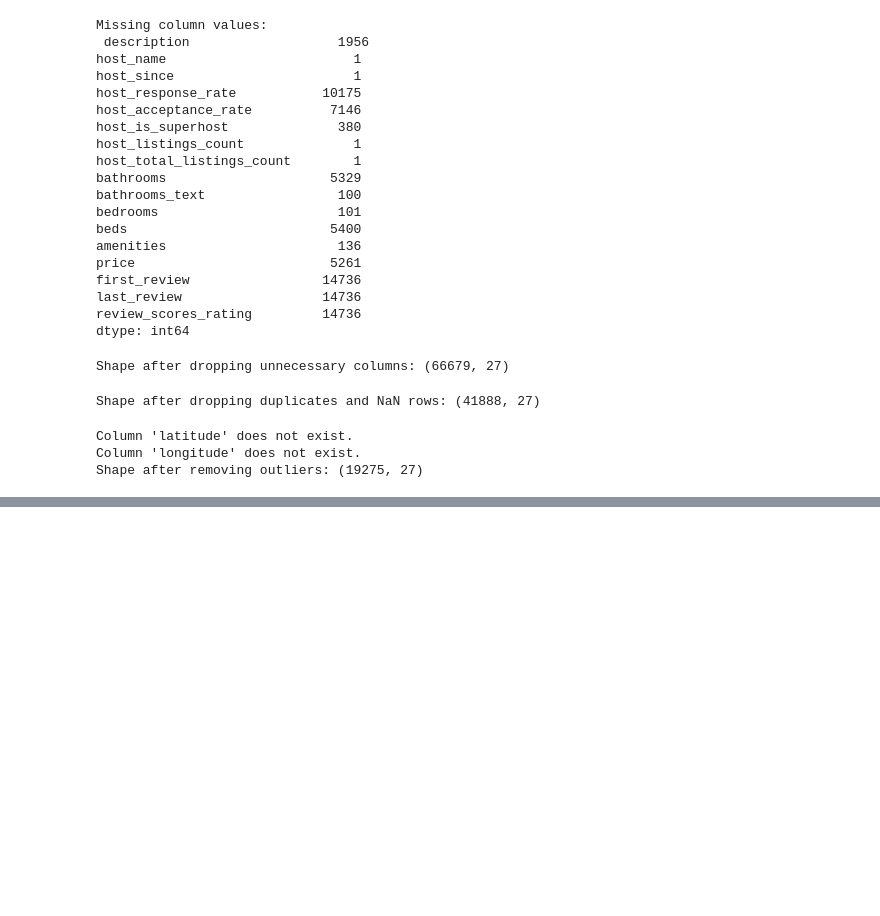
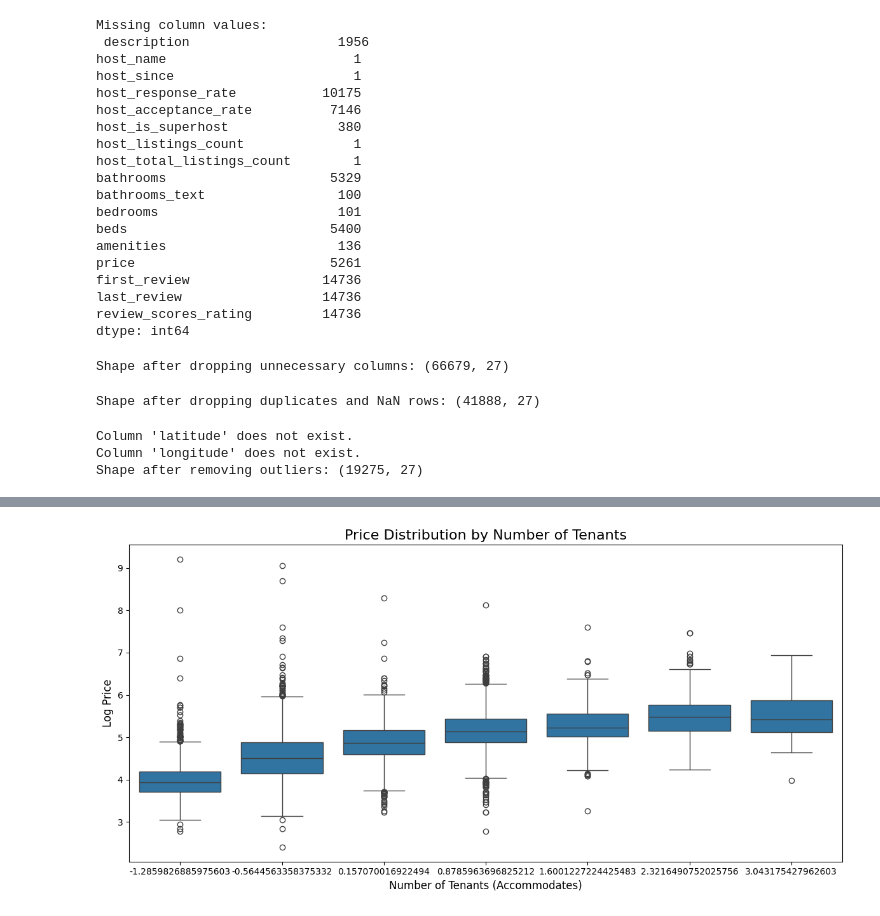
Before and after one commit to FP2003/AirBnB-Price-Prediction-System, a Jupyter notebook: fp100_jh851_solution.ipynb, the cells around one changed output, grey strips where cells are left out. Drawn from its saved outputs; the diff is of its cells as text; code cells hidden in the pictures; blank space fills up the shorter version.

```diff
--- a/fp100_jh851_solution.ipynb
+++ b/fp100_jh851_solution.ipynb
@@ -179,0 +220,19 @@ print(df.head())
+# %%
+# Prices Across Number of Possible Tenants
+
+# Set the figure size
+plt.figure(figsize=(12, 6))
+
+# Create a boxplot of prices across the number of tenants
+sns.boxplot(data=df, x='accommodates', y='price_log')
+
+# Add titles and labels
+plt.title('Price Distribution by Number of Tenants', fontsize=16)
+plt.xlabel('Number of Tenants (Accommodates)', fontsize=12)
+plt.ylabel('Log Price', fontsize=12)
+
+# Show the plot
+plt.tight_layout()
+plt.show()
+# %% [output]
+[figure, added]
```
Also changed, not shown: parts of 2 cells of this notebook.
